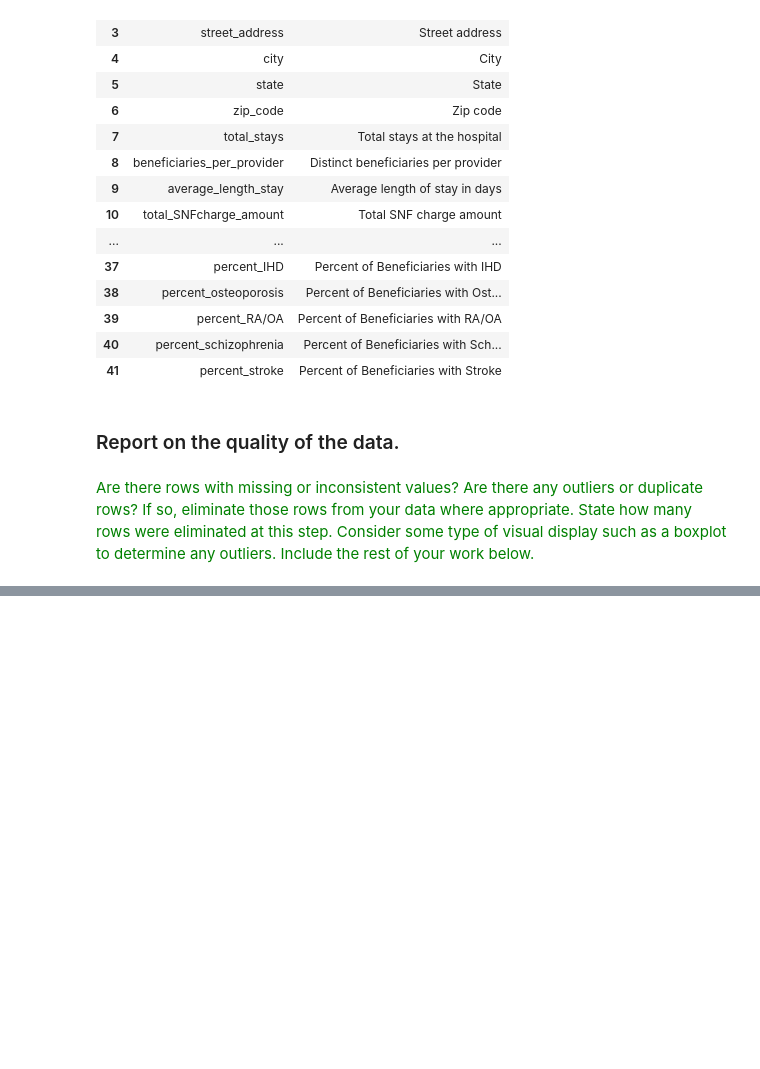
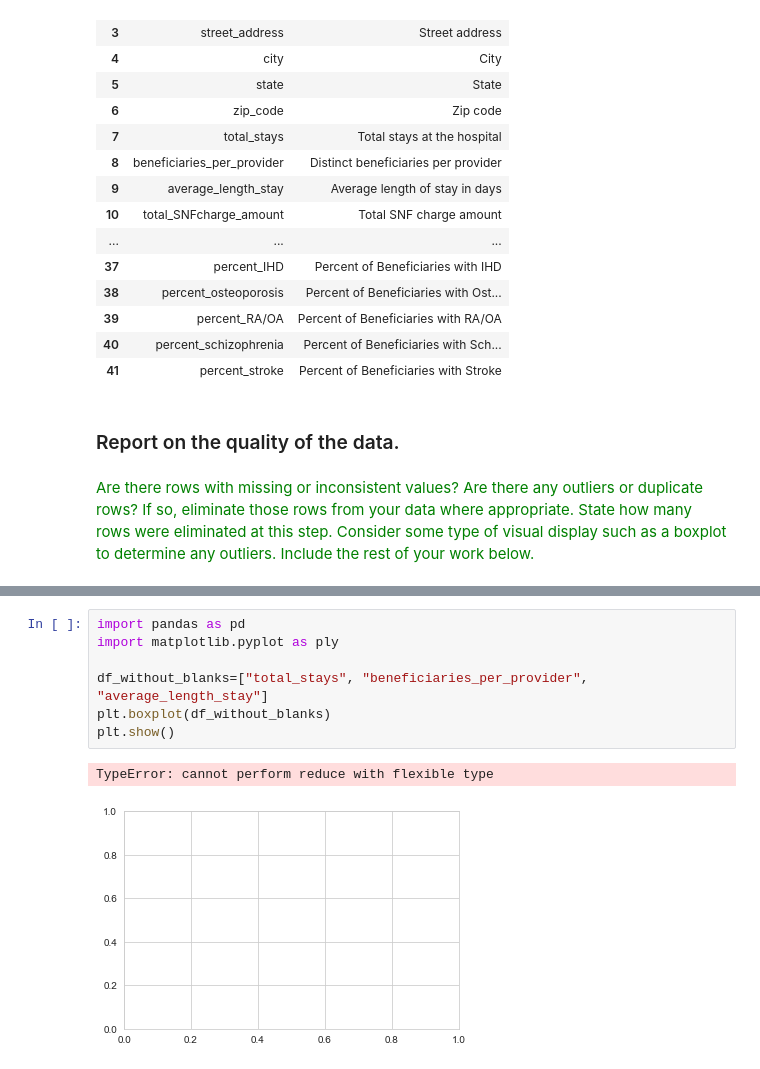
Before and after one commit to ashley-wenger/MSDS430_fall2019, a Jupyter notebook: Milestone_1_Medicare_Facilities_v1.ipynb, the cells around one changed output, grey strips where cells are left out. Saved outputs shown, nothing was run; the diff lists cells and outputs as text; blank space fills up the shorter version.

```diff
--- a/Milestone_1_Medicare_Facilities_v1.ipynb
+++ b/Milestone_1_Medicare_Facilities_v1.ipynb
@@ -222,3 +199,13 @@ for col in numeric_cols:
+# %%
+import pandas as pd
+import matplotlib.pyplot as ply
+
+df_without_blanks=["total_stays", "beneficiaries_per_provider", "average_length_stay"]
+plt.boxplot(df_without_blanks)
+plt.show()
+# %% [output]
+TypeError: cannot perform reduce with flexible type
+[figure, added]
 # %%
 import seaborn as sns
 import matplotlib.pyplot as plt
```
Also changed, not shown: parts of 26 cells of this notebook.
